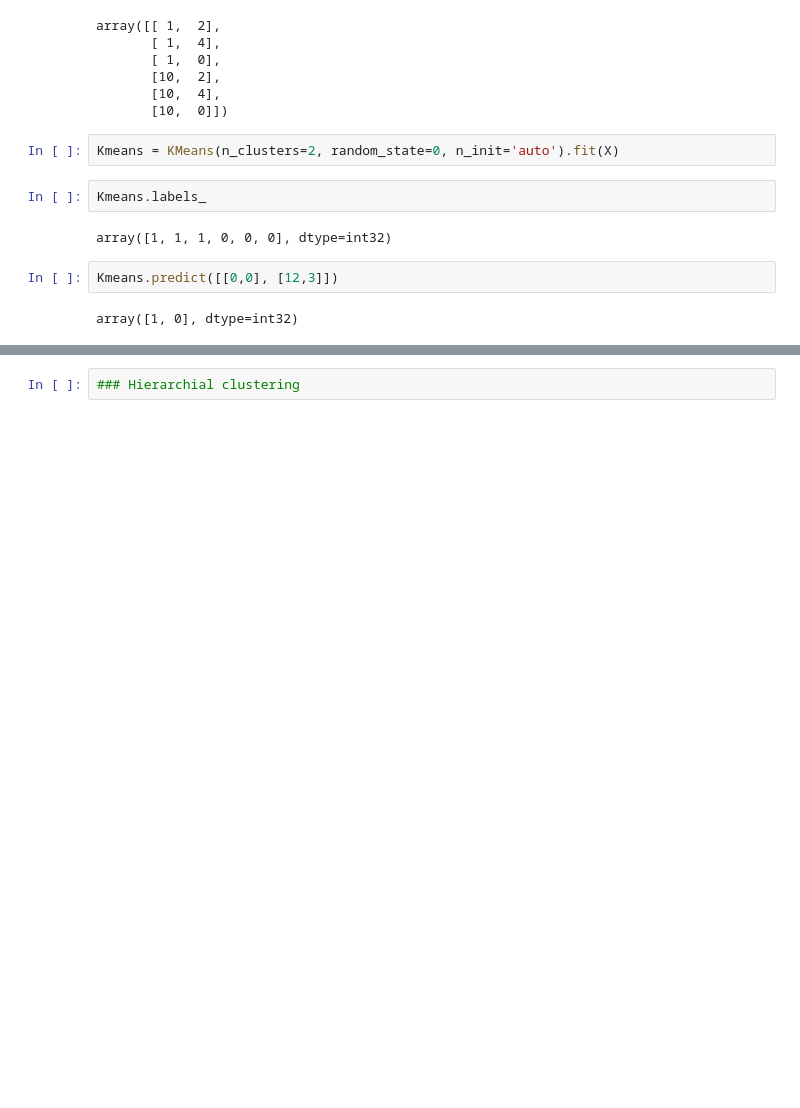
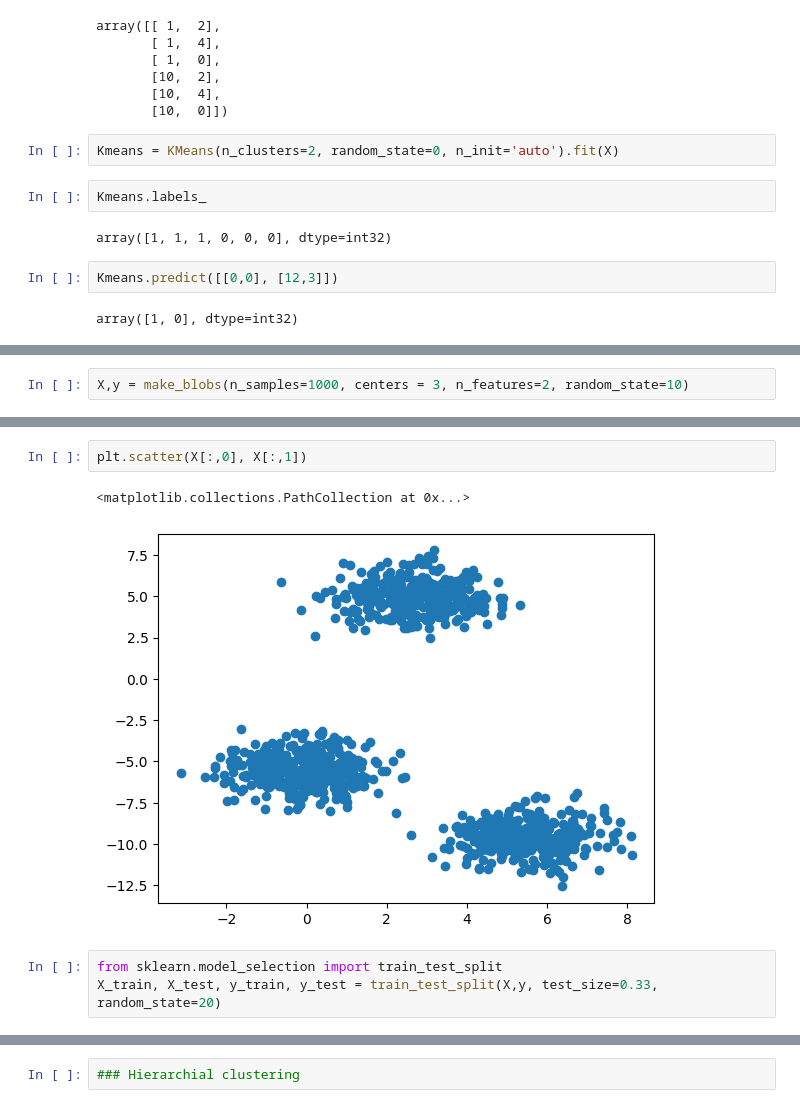
Before and after one commit to omkarpawar1430/Ineuron-FSDS-2.0, a Jupyter notebook: self practice/28_may_unsupervised_ML.ipynb, the cells around one changed output, grey strips where cells are left out. Drawn from its saved outputs; the diff is of its cells as text; blank space fills up the shorter version.

```diff
--- a/self practice/28_may_unsupervised_ML.ipynb
+++ b/self practice/28_may_unsupervised_ML.ipynb
@@ -28,0 +76,2 @@ array([1, 0], dtype=int32)
+# %%
+X,y = make_blobs(n_samples=1000, centers = 3, n_features=2, random_state=10)
@@ -28,0 +108,8 @@ array([1, 0], dtype=int32)
+# %%
+plt.scatter(X[:,0], X[:,1])
+# %% [output]
+<matplotlib.collections.PathCollection at 0x...>
+[figure, added]
+# %%
+from sklearn.model_selection import train_test_split
+X_train, X_test, y_train, y_test = train_test_split(X,y, test_size=0.33, random_state=20)
```
Also changed, not shown: parts of 28 cells of this notebook, 42 other files.
